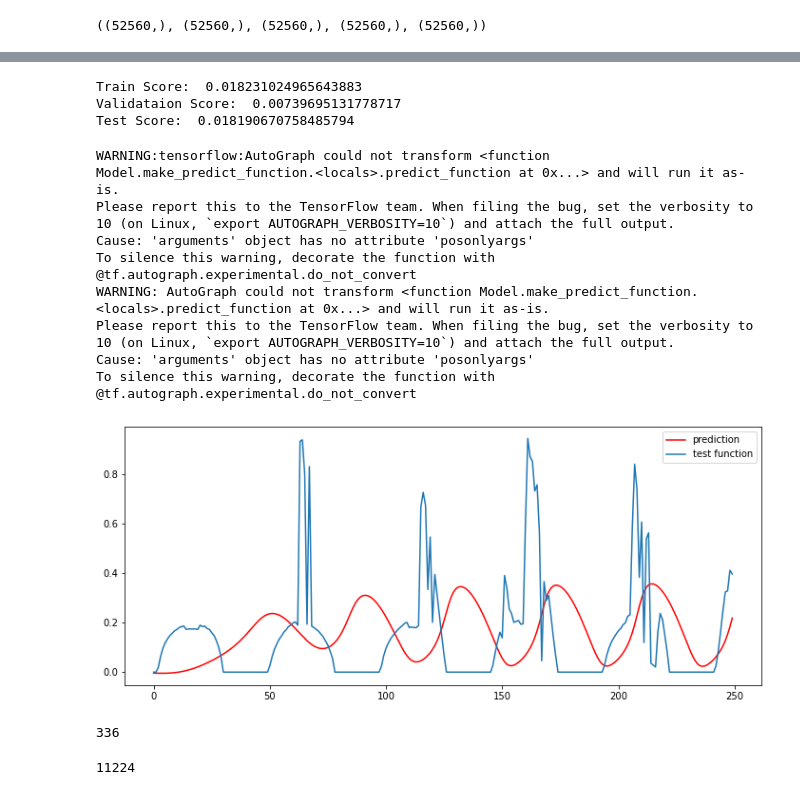
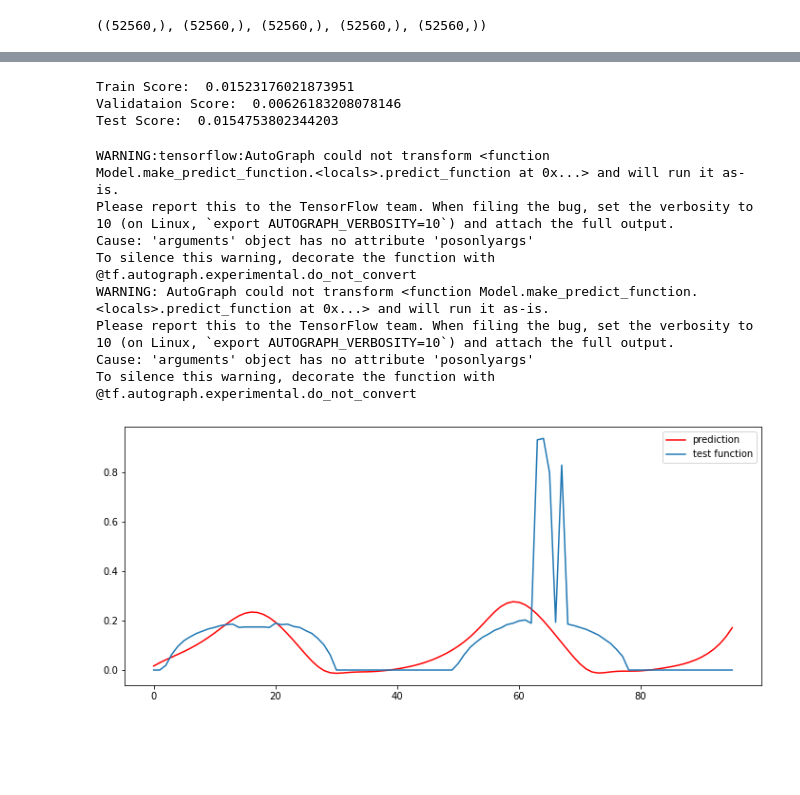
Before and after one commit to thinpig99/dacon-solarPanel, a Jupyter notebook: solarpanel_code_201210.ipynb, the cells around one changed output, grey strips where cells are left out. Saved outputs shown, nothing was run; the diff lists cells and outputs as text; code cells hidden in the pictures; blank space fills up the shorter version.

```diff
--- a/solarpanel_code_201210.ipynb
+++ b/solarpanel_code_201210.ipynb
@@ -255,0 +168,13 @@ pd.read_csv(TEST_PATH + r'\80.csv')
+# %%
+# test set load
+
+df_test = []
+
+for i in range(81):
+    file_path = TEST_PATH + '/' + str(i) + '.csv'
+    temp = pd.read_csv(file_path)
+    #temp = preprocess_data(temp, target_lags=[48], weather_lags=[48], is_train=False).iloc[-48:]
+    df_test.append(temp)
+
+X_test = pd.concat(df_test)
+X_test.shape
@@ -743,7 +690,13 @@ look_back = 336
 # 그렇게 96개를 추가로 예측하면 원하는 데이터를 구할 수 있습니다.
 
 # 데이터셋 생성
-dhi_x_train, dhi_y_train = create_dataset(DHI_train, look_back)
-dhi_x_val, dhi_y_val = create_dataset(DHI_val, look_back)
-dhi_x_test, dhi_y_test = create_dataset(DHI_test, look_back)
+# dhi_x_train, dhi_y_train = create_dataset(DHI_train, look_back)
+# dhi_x_val, dhi_y_val = create_dataset(DHI_val, look_back)
+# dhi_x_test, dhi_y_test = create_dataset(DHI_test, look_back)
+
+dhi_x_train, dhi_y_train = create_dataset(DHI, look_back)
+dni_x_train, dni_y_train = create_dataset(DNI, look_back)
+ws_x_train, ws_y_train = create_dataset(WS, look_back)
+rh_x_train, rh_y_train = create_dataset(RH, look_back)
+temp_x_train, temp_y_train = create_dataset(TEMP, look_back)
 # %%
@@ -832,40 +788,32 @@ with tf.device('/cpu:0'):
     model.reset_states()
     print('Test Score: ', testScore)
 # %% [output]
-Train Score:  0.018231024965643883
-Validataion Score:  0.00739695131778717
-Test Score:  0.018190670758485794
+Train Score:  0.01523176021873951
+Validataion Score:  0.00626183208078146
+Test Score:  0.0154753802344203
 # %%
 # 7. 모델 사용하기
 with tf.device('/cpu:0'):
-    look_ahead = 250 # 이틀치의 데이터를 출력하겠습니다.
+    look_ahead = 96 # 이틀치의 데이터를 출력하겠습니다.
     xhat = dhi_x_test[0]
     predictions = np.zeros((look_ahead,1))
     for i in range(look_ahead):
         prediction = model.predict(np.array([xhat]), batch_size=1)
         predictions[i] = prediction
         xhat = np.vstack([xhat[1:],prediction])
 
     plt.figure(figsize=(12,5))
     plt.plot(np.arange(look_ahead),predictions,'r',label="prediction")
     plt.plot(np.arange(look_ahead),dhi_y_test[:look_ahead],label="test function")
     plt.legend()
     plt.show()
 # %% [output]
 WARNING:tensorflow:AutoGraph could not transform <function Model.make_predict_function.<locals>.predict_function at 0x...> and will run it as-is.
 Please report this to the TensorFlow team. When filing the bug, set the verbosity to 10 (on Linux, `export AUTOGRAPH_VERBOSITY=10`) and attach the full output.
 Cause: 'arguments' object has no attribute 'posonlyargs'
 To silence this warning, decorate the function with @tf.autograph.experimental.do_not_convert
 WARNING: AutoGraph could not transform <function Model.make_predict_function.<locals>.predict_function at 0x...> and will run it as-is.
 Please report this to the TensorFlow team. When filing the bug, set the verbosity to 10 (on Linux, `export AUTOGRAPH_VERBOSITY=10`) and attach the full output.
 Cause: 'arguments' object has no attribute 'posonlyargs'
 To silence this warning, decorate the function with @tf.autograph.experimental.do_not_convert
-[figure, old version]
+[figure, new version]
-# %%
-xhat.size
-# %% [output]
-336
-# %%
-dhi_y_test.size
-# %% [output]
-11224
```
Also changed, not shown: parts of 60 cells of this notebook, 7 other files.
